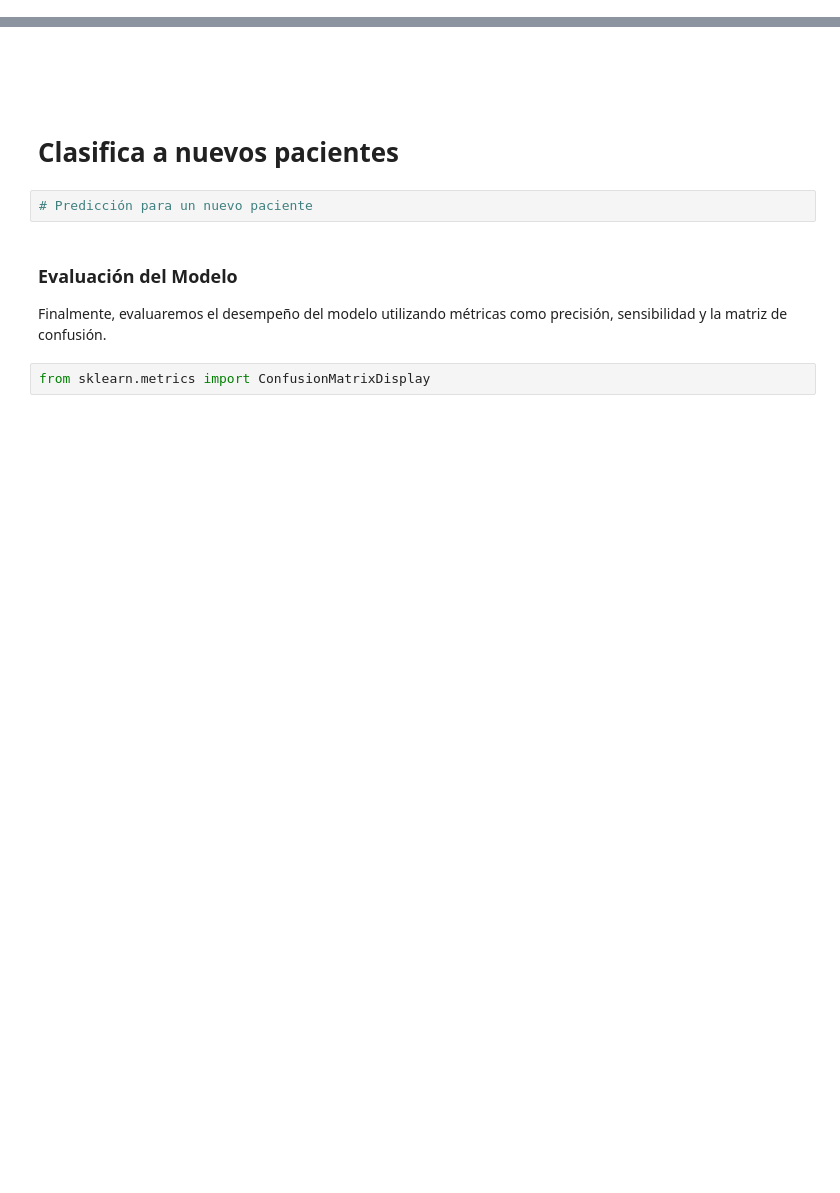
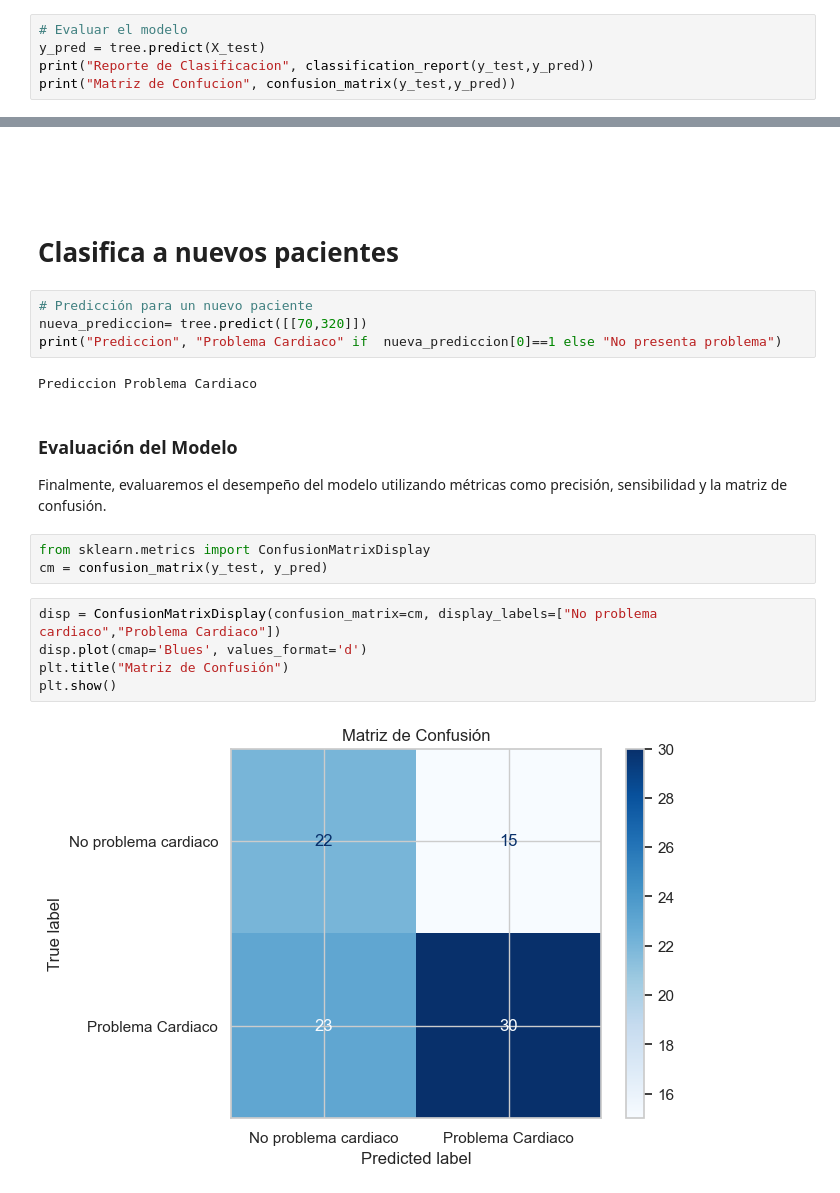
Before and after one commit to LuisaLopezVazquez/Seminario-Data-Science, a Jupyter notebook: Dia 2/Machine Learning/Arboles de decision/arboles_de_decision.ipynb, the cells around one changed output, grey strips where cells are left out. Drawn from its saved outputs; the diff is of its cells as text; blank space fills up the shorter version.

```diff
--- a/Dia 2/Machine Learning/Arboles de decision/arboles_de_decision.ipynb
+++ b/Dia 2/Machine Learning/Arboles de decision/arboles_de_decision.ipynb
@@ -48,0 +119,5 @@ Usaremos el algoritmo de árboles de decisión para predecir si un paciente tien
+# %%
+# Evaluar el modelo
+y_pred = tree.predict(X_test)
+print("Reporte de Clasificacion", classification_report(y_test,y_pred))
+print("Matriz de Confucion", confusion_matrix(y_test,y_pred))
@@ -50,8 +157,12 @@ Usaremos el algoritmo de árboles de decisión para predecir si un paciente tien
 <BR><BR>
 # %% [markdown]
 # Clasifica a nuevos pacientes
-# %%
-# Predicción para un nuevo paciente
+# %%
+# Predicción para un nuevo paciente
+nueva_prediccion= tree.predict([[70,320]])
+print("Prediccion", "Problema Cardiaco" if  nueva_prediccion[0]==1 else "No presenta problema")
+# %% [output]
+Prediccion Problema Cardiaco
 # %% [markdown]
 
 ### Evaluación del Modelo
@@ -59,3 +170,11 @@ Usaremos el algoritmo de árboles de decisión para predecir si un paciente tien
 Finalmente, evaluaremos el desempeño del modelo utilizando métricas como precisión, sensibilidad y la matriz de confusión.
 # %%
 from sklearn.metrics import ConfusionMatrixDisplay
+cm = confusion_matrix(y_test, y_pred)
+# %%
+disp = ConfusionMatrixDisplay(confusion_matrix=cm, display_labels=["No problema cardiaco","Problema Cardiaco"])
+disp.plot(cmap='Blues', values_format='d')
+plt.title("Matriz de Confusión")
+plt.show()
+# %% [output]
+[figure, added]
```
Also changed, not shown: parts of 9 cells of this notebook.
